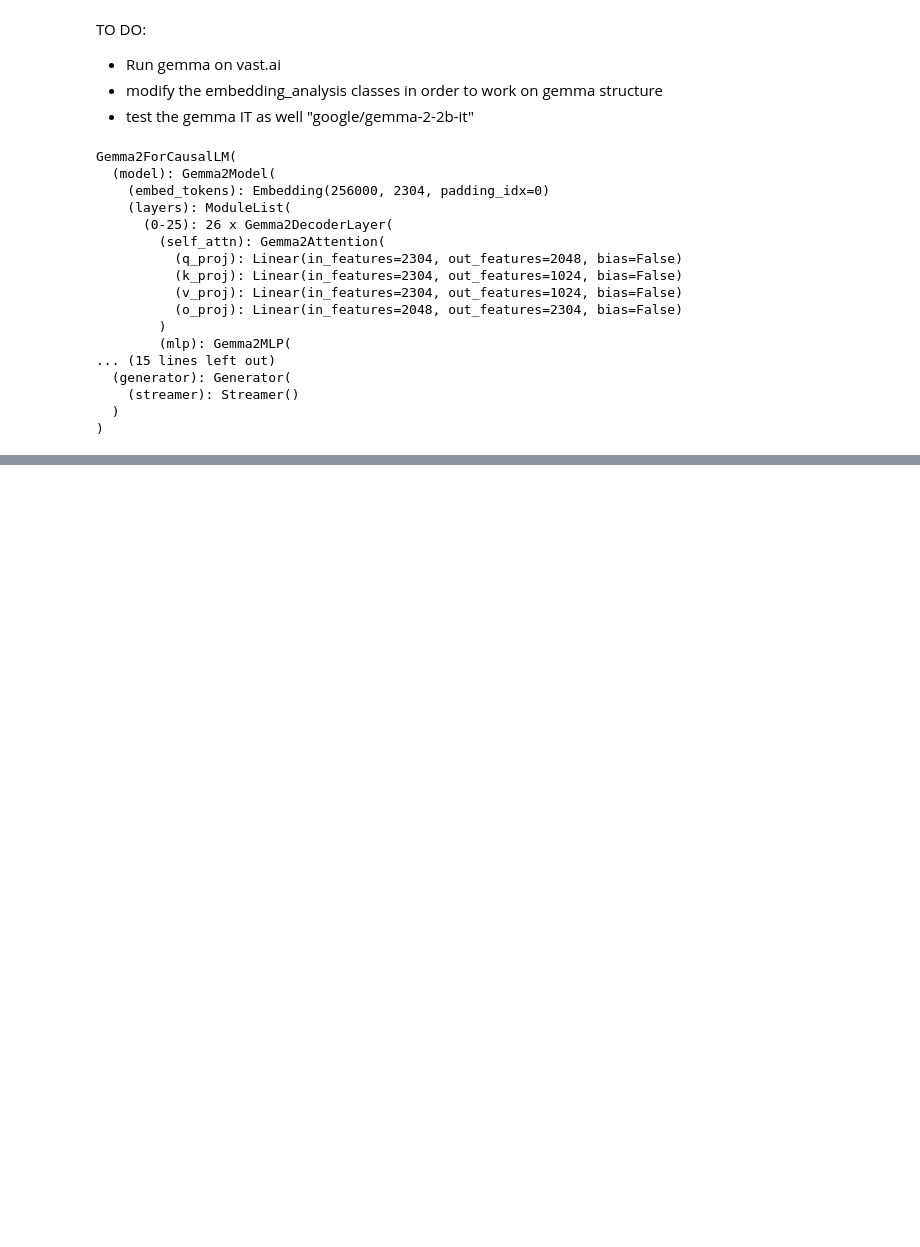
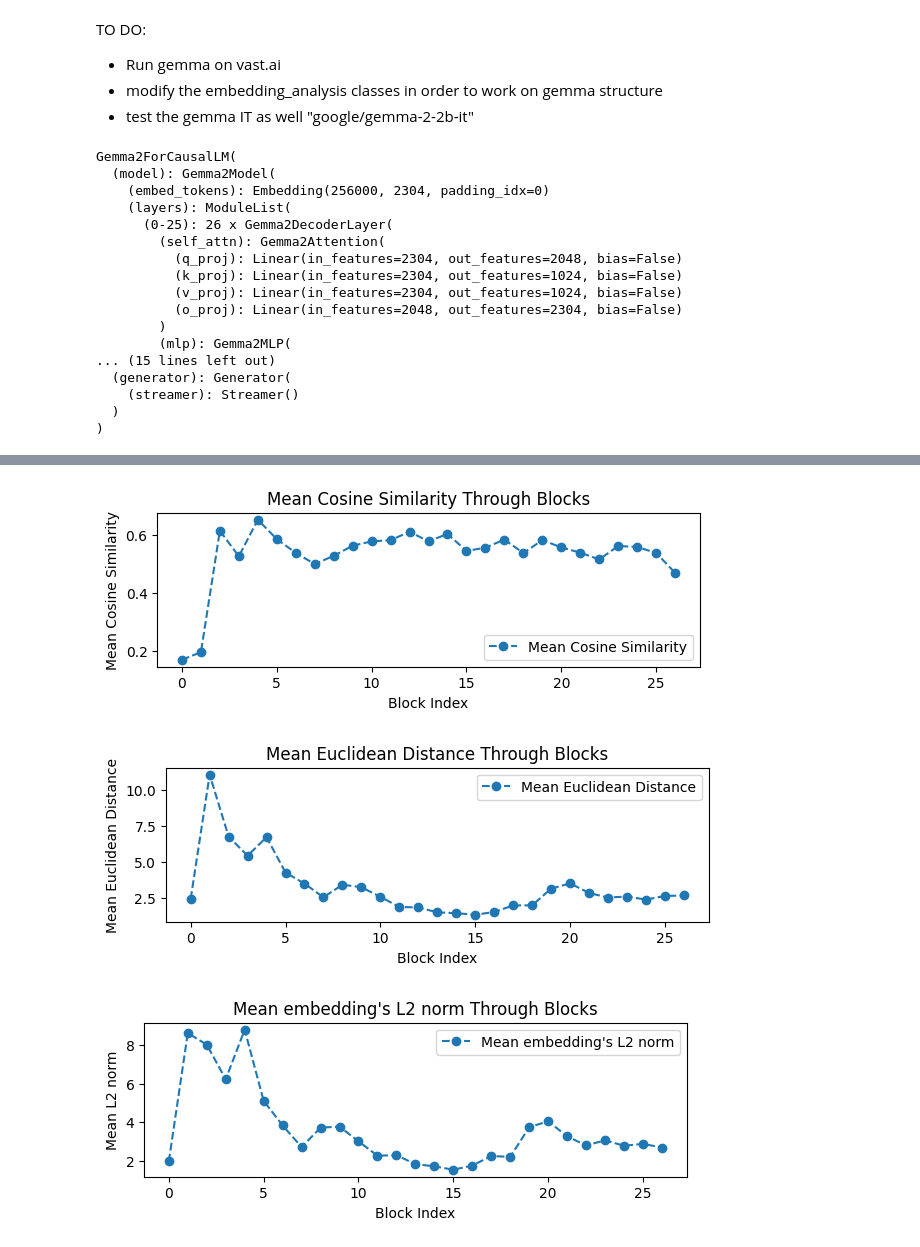
Before and after one commit to gitary/feature_circuit_ari, a Jupyter notebook: experiments/gemma_semantic_dispersion.ipynb, the cells around one changed output, grey strips where cells are left out. Drawn from its saved outputs; the diff is of its cells as text; code cells hidden in the pictures; blank space fills up the shorter version.

```diff
--- a/experiments/gemma_semantic_dispersion.ipynb
+++ b/experiments/gemma_semantic_dispersion.ipynb
@@ -93,0 +130,7 @@ NNsightError: CUDA out of memory. Tried to allocate 82.00 MiB. GPU 0 has a total
+# %%
+low_variance_text_analysis = EmbeddingAnalysis(gemma, low_variance_text)
+low_variance_text_analysis.analyze_through_blocks()
+# %% [output]
+[figure, added]
+[figure, added]
+[figure, added]
```
Also changed, not shown: parts of 9 cells of this notebook, 3 other files.
